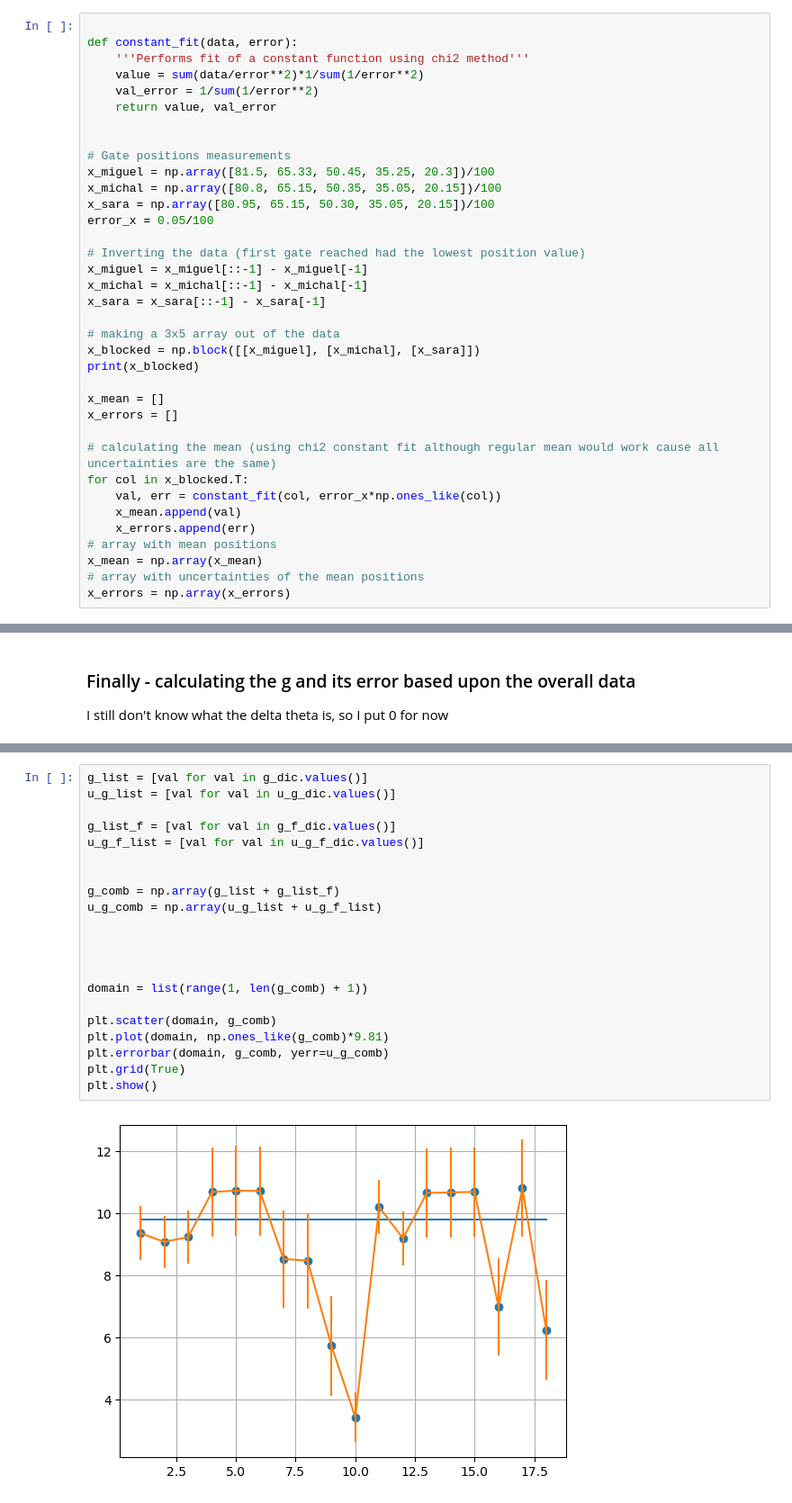
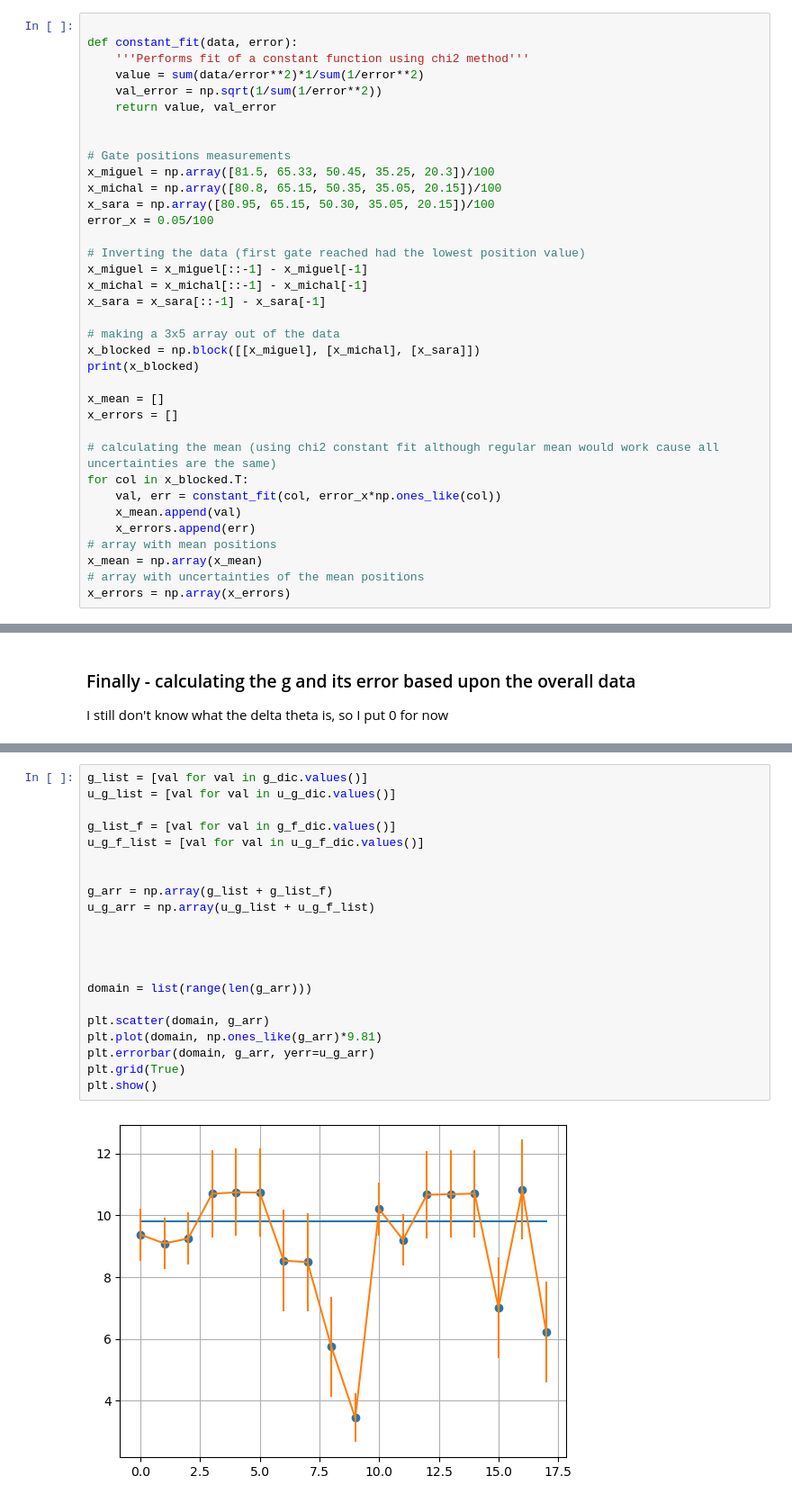
Before and after one commit to miguitarra/AppStats2024, a Jupyter notebook: Plane/incline_clean.ipynb, the cells around one changed output, grey strips where cells are left out. Shown: that part at 90% size. Drawn from its saved outputs; the diff is of its cells as text.

```diff
--- a/Plane/incline_clean.ipynb
+++ b/Plane/incline_clean.ipynb
@@ -185,7 +187,7 @@ Need to be done only once :)
 def constant_fit(data, error):
     '''Performs fit of a constant function using chi2 method'''
     value = sum(data/error**2)*1/sum(1/error**2)
-    val_error = 1/sum(1/error**2)
+    val_error = np.sqrt(1/sum(1/error**2))
     return value, val_error
 
 
@@ -454,23 +456,23 @@ Ball 3 try 3:   g = 6.25, error = 1.61
 # %%
 g_list = [val for val in g_dic.values()]
 u_g_list = [val for val in u_g_dic.values()]
 
 g_list_f = [val for val in g_f_dic.values()]
 u_g_f_list = [val for val in u_g_f_dic.values()]
 
 
-g_comb = np.array(g_list + g_list_f)
-u_g_comb = np.array(u_g_list + u_g_f_list)
+g_arr = np.array(g_list + g_list_f)
+u_g_arr = np.array(u_g_list + u_g_f_list)
 
 
 
 
-domain = list(range(1, len(g_comb) + 1))
+domain = list(range(len(g_arr)))
 
-plt.scatter(domain, g_comb)
-plt.plot(domain, np.ones_like(g_comb)*9.81)
-plt.errorbar(domain, g_comb, yerr=u_g_comb)
+plt.scatter(domain, g_arr)
+plt.plot(domain, np.ones_like(g_arr)*9.81)
+plt.errorbar(domain, g_arr, yerr=u_g_arr)
 plt.grid(True)
 plt.show()
 # %% [output]
-[figure, old version]
+[figure, new version]
```
Also changed, not shown: parts of 5 cells of this notebook.
